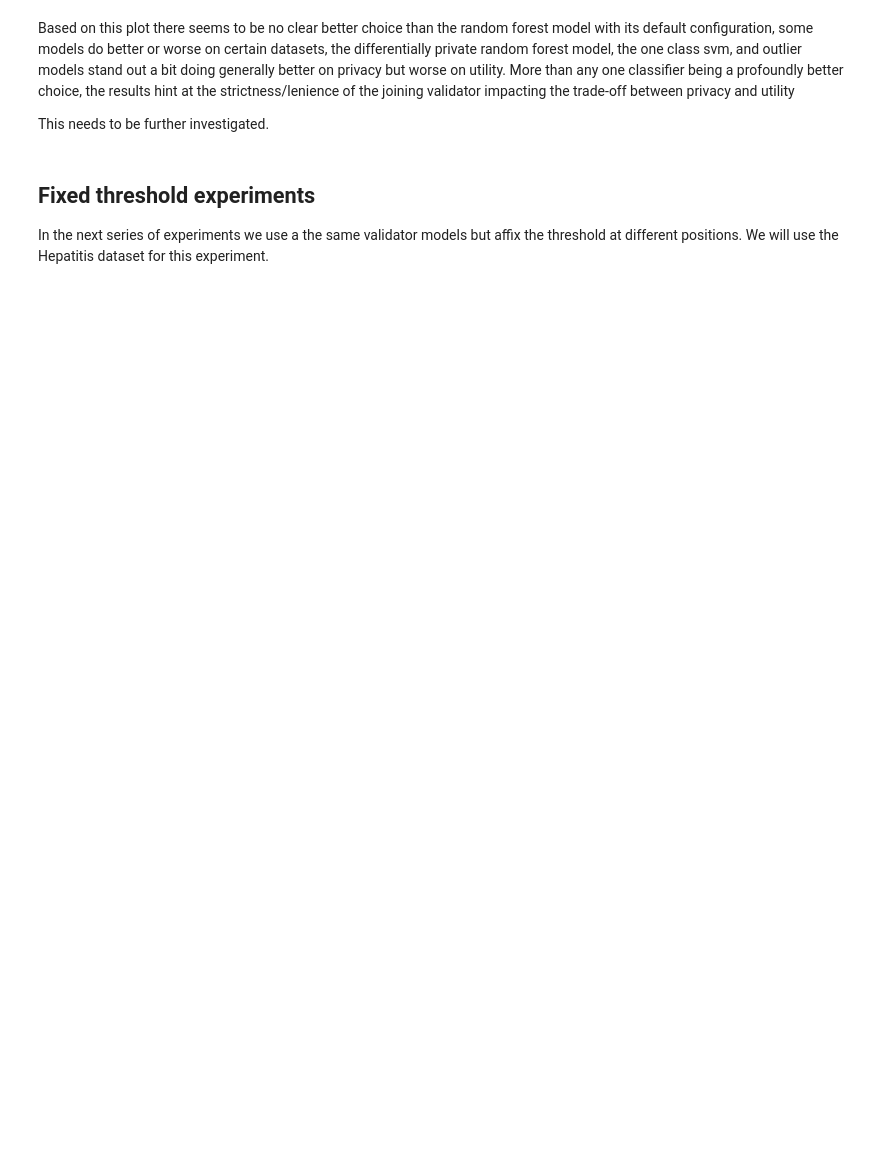
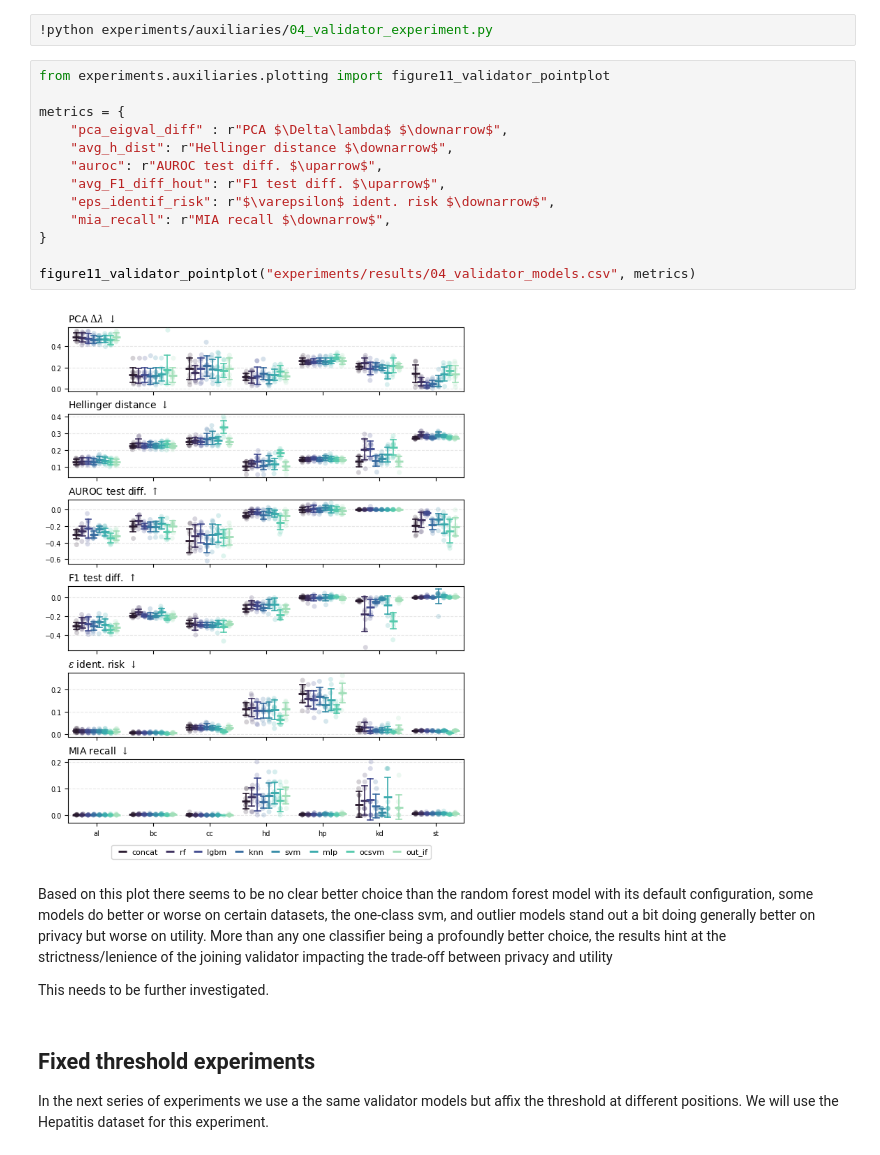
Before and after one commit to notna07/disjoint-synthetic-data-generation, a Jupyter notebook: 04_joining_validator.ipynb, the cells around one changed output. Cells and saved outputs as stored; diff of their text form; blank space fills up the shorter version.

```diff
--- a/04_joining_validator.ipynb
+++ b/04_joining_validator.ipynb
@@ -77,5 +21,22 @@ make_validator_pointplot("experiments/results/04_validator_models.csv", metrics)
+# %%
+!python experiments/auxiliaries/04_validator_experiment.py
+# %%
+from experiments.auxiliaries.plotting import figure11_validator_pointplot
+
+metrics = {
+    "pca_eigval_diff" : r"PCA $\Delta\lambda$ $\downarrow$",
+    "avg_h_dist": r"Hellinger distance $\downarrow$",
+    "auroc": r"AUROC test diff. $\uparrow$",
+    "avg_F1_diff_hout": r"F1 test diff. $\uparrow$",
+    "eps_identif_risk": r"$\varepsilon$ ident. risk $\downarrow$",
+    "mia_recall": r"MIA recall $\downarrow$",
+}
+
+figure11_validator_pointplot("experiments/results/04_validator_models.csv", metrics)
+# %% [output]
+[figure, added]
 # %% [markdown]
-Based on this plot there seems to be no clear better choice than the random forest model with its default configuration, some models do better or worse on certain datasets, the differentially private random forest model, the one class svm, and outlier models stand out a bit doing generally better on privacy but worse on utility. More than any one classifier being a profoundly better choice, the results hint at the strictness/lenience of the joining validator impacting the trade-off between privacy and utility
+Based on this plot there seems to be no clear better choice than the random forest model with its default configuration, some models do better or worse on certain datasets, the one-class svm, and outlier models stand out a bit doing generally better on privacy but worse on utility. More than any one classifier being a profoundly better choice, the results hint at the strictness/lenience of the joining validator impacting the trade-off between privacy and utility
 
 This needs to be further investigated.
 # %% [markdown]
```
Also changed, not shown: parts of 11 cells of this notebook, 3 other files.
